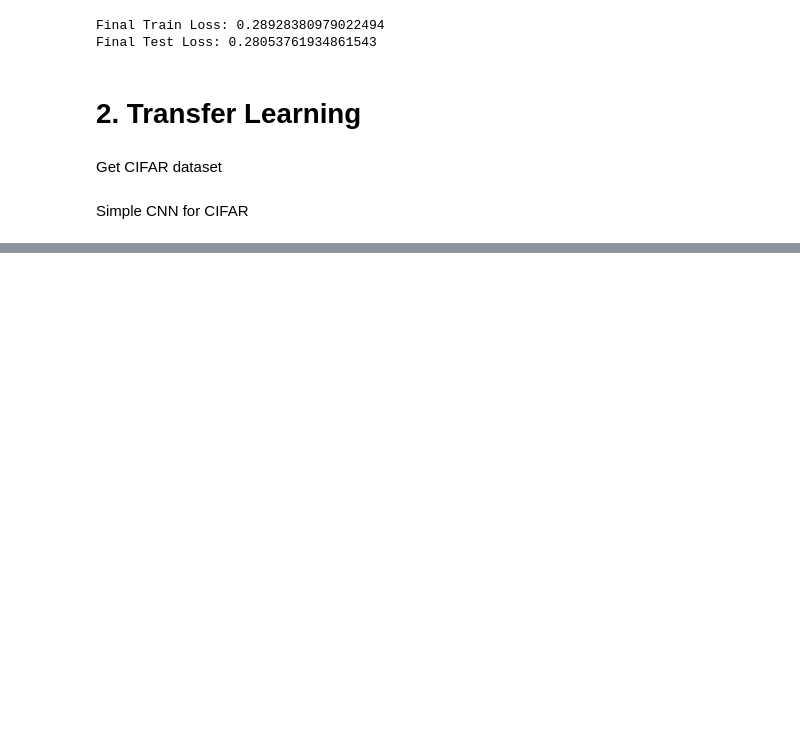
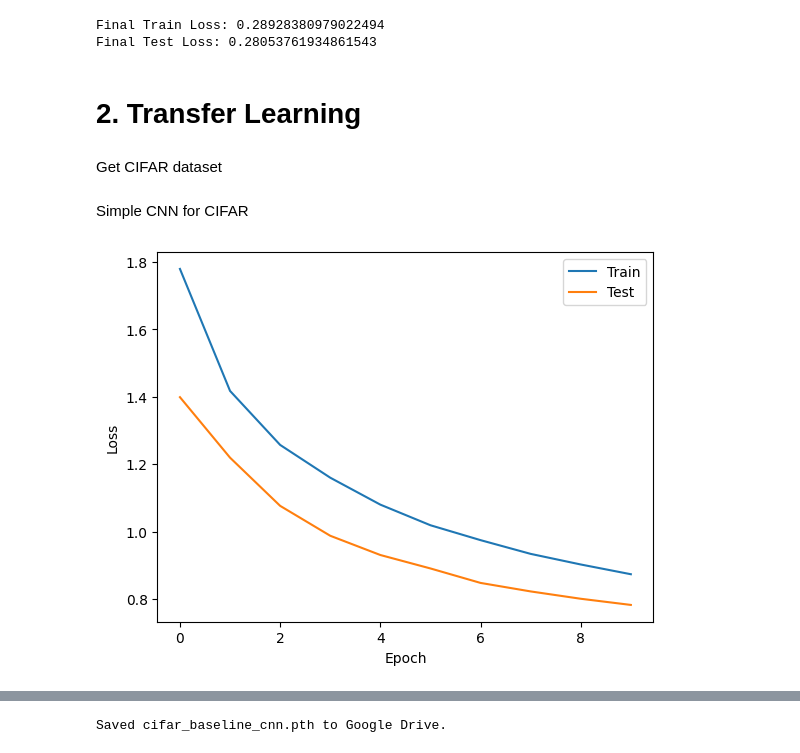
Before and after one commit to yashc73080/CS462-Deep-Learning, a Jupyter notebook: HW2/features_unsupervised_and_transfer_learning.ipynb, the cells around one changed output, grey strips where cells are left out. Saved outputs shown, nothing was run; the diff lists cells and outputs as text; code cells hidden in the pictures; blank space fills up the shorter version.

```diff
--- a/HW2/features_unsupervised_and_transfer_learning.ipynb
+++ b/HW2/features_unsupervised_and_transfer_learning.ipynb
@@ -467,7 +476,7 @@ cifar_train_ds = datasets.CIFAR10(root="./data", train=True, download=True, tran
 cifar_test_ds  = datasets.CIFAR10(root="./data", train=False, download=True, transform=cifar_tfm)
 
 cifar_train_loader = DataLoader(cifar_train_ds, batch_size=128, shuffle=True, num_workers=2)
-cifar_test_loader  = DataLoader(cifar_test_ds,  batch_size=265, shuffle=False, num_workers=2)
+cifar_test_loader  = DataLoader(cifar_test_ds,  batch_size=256, shuffle=False, num_workers=2)
 # %% [markdown]
 Simple CNN for CIFAR
 # %%
@@ -567,3 +576,11 @@ def train_test_cnn(model, train_loader, test_loader, epochs=10, lr=0.001, plot=F
     plt.show()
 
   return model, train_losses, test_losses
+# %%
+cnn = CIFARConvNet(input_size=(3,32,32), conv_channels=[32, 64, 128], hidden_layers=[256], num_classes=10, kernel_size=3, dropout=0.25, device=device)
+cnn, train_losses_cnn, test_losses_cnn = train_test_cnn(cnn, cifar_train_loader, cifar_test_loader, epochs=10, lr=0.001, plot=True, device=device)
+
+print(f'Final Train Loss: {train_losses_cnn[-1]}')
+print(f'Final Test Loss: {test_losses_cnn[-1]}')
+# %% [output]
+[figure, added]
@@ -569,0 +589,8 @@ def train_test_cnn(model, train_loader, test_loader, epochs=10, lr=0.001, plot=F
+# %%
+torch.save(
+    cnn.state_dict(),
+    '/content/drive/MyDrive/CS462_HW2_Models/cifar_baseline_cnn.pth'
+)
+print("Saved cifar_baseline_cnn.pth to Google Drive.")
+# %% [output]
+Saved cifar_baseline_cnn.pth to Google Drive.
```
Also changed, not shown: parts of 5 cells of this notebook.
